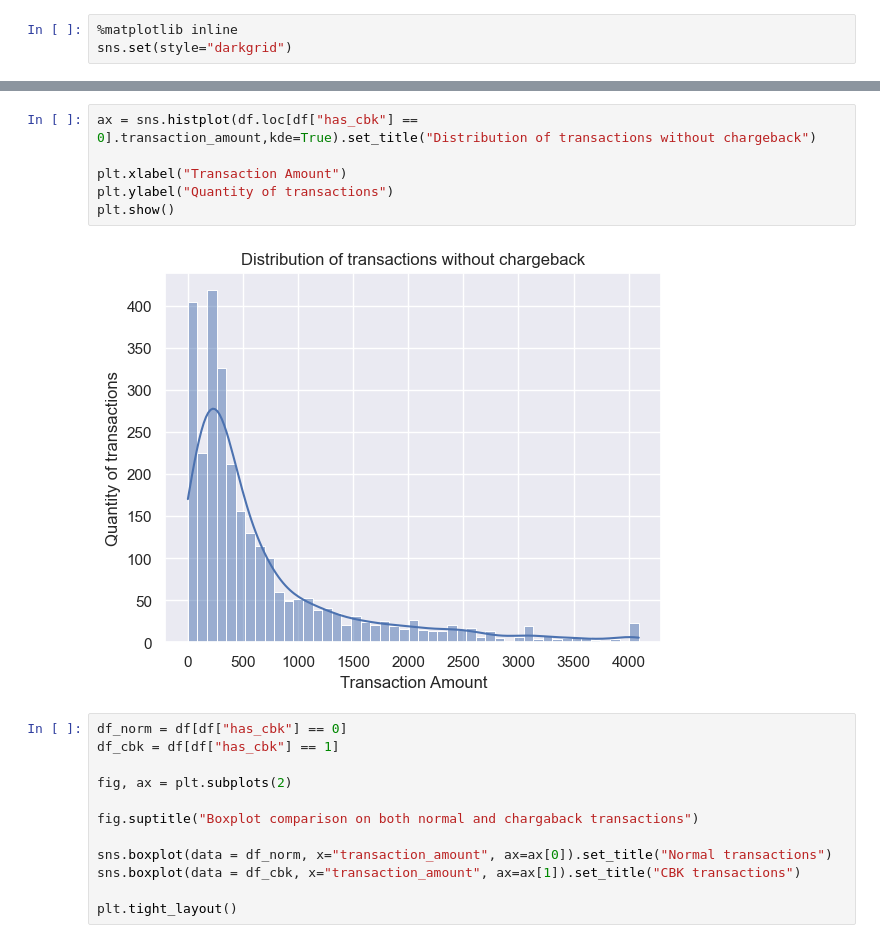
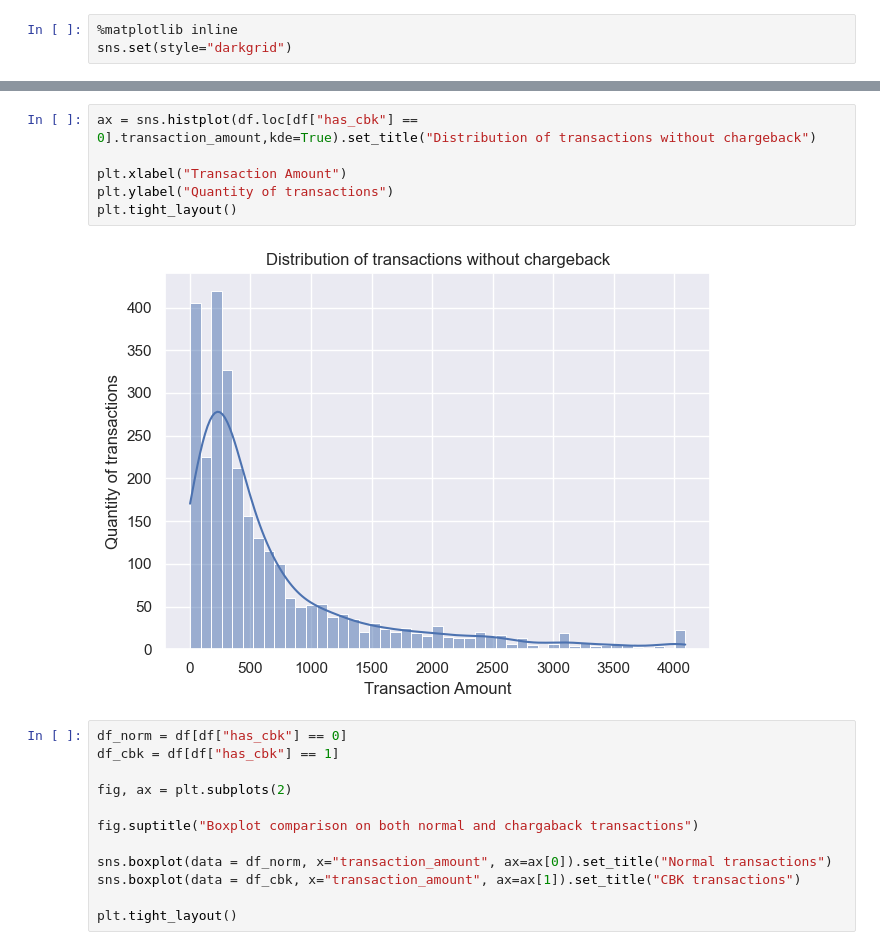
Before and after one commit to rehpires/Risk-analyst-case, a Jupyter notebook: Transactional data.ipynb, the cells around one changed output, grey strips where cells are left out. Drawn from its saved outputs; the diff is of its cells as text.

```diff
--- a/Transactional data.ipynb
+++ b/Transactional data.ipynb
@@ -54,11 +67,11 @@ plt.show()
 # %%
 ax = sns.histplot(df.loc[df["has_cbk"] == 0].transaction_amount,kde=True).set_title("Distribution of transactions without chargeback")
 
 plt.xlabel("Transaction Amount")
 plt.ylabel("Quantity of transactions")
-plt.show()
+plt.tight_layout()
 # %% [output]
-[figure, old version]
+[figure, new version]
 # %%
 df_norm = df[df["has_cbk"] == 0]
 df_cbk = df[df["has_cbk"] == 1]
```
Also changed, not shown: parts of 21 cells of this notebook, 1 other file.
